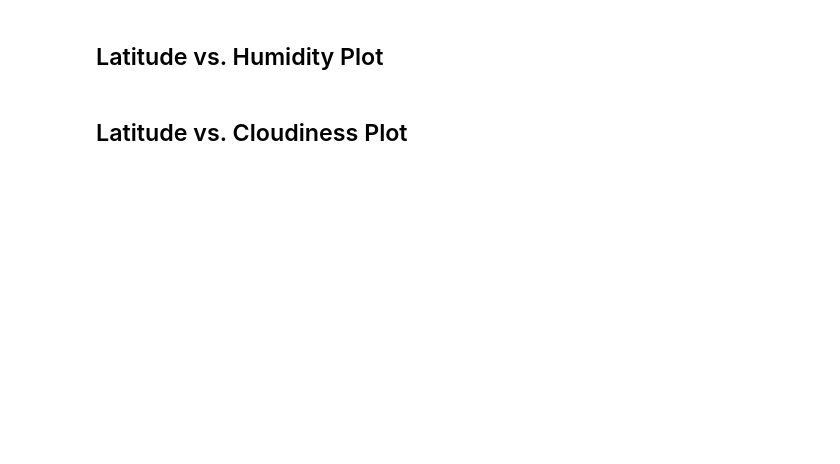
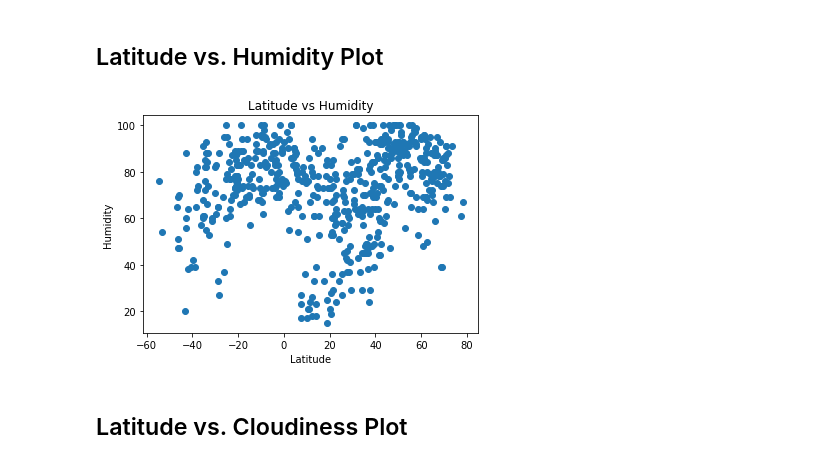
Before and after one commit to etreznoski/global_weather_vacation_analysis, a Jupyter notebook: WeatherPy/WeatherPy.ipynb, the cells around one changed output. Cells and saved outputs as stored; diff of their text form; code cells hidden in the pictures; blank space fills up the shorter version.

```diff
--- a/WeatherPy/WeatherPy.ipynb
+++ b/WeatherPy/WeatherPy.ipynb
@@ -203,4 +228,13 @@ humid_df.sort_values(by="Humidity", ascending=False)
 # %% [markdown]
 ## Latitude vs. Humidity Plot
+# %%
+plt.scatter(clean_city_df['Lat'],clean_city_df['Humidity'])
+plt.xlabel('Latitude')
+plt.ylabel('Humidity')
+plt.title('Latitude vs Humidity')
+plt.savefig('lat_humidity.png', dpi=300, bbox_inches='tight')
+plt.show()
+# %% [output]
+[figure, added]
 # %% [markdown]
 ## Latitude vs. Cloudiness Plot
```
Also changed, not shown: parts of 13 cells of this notebook, 12 other files.
